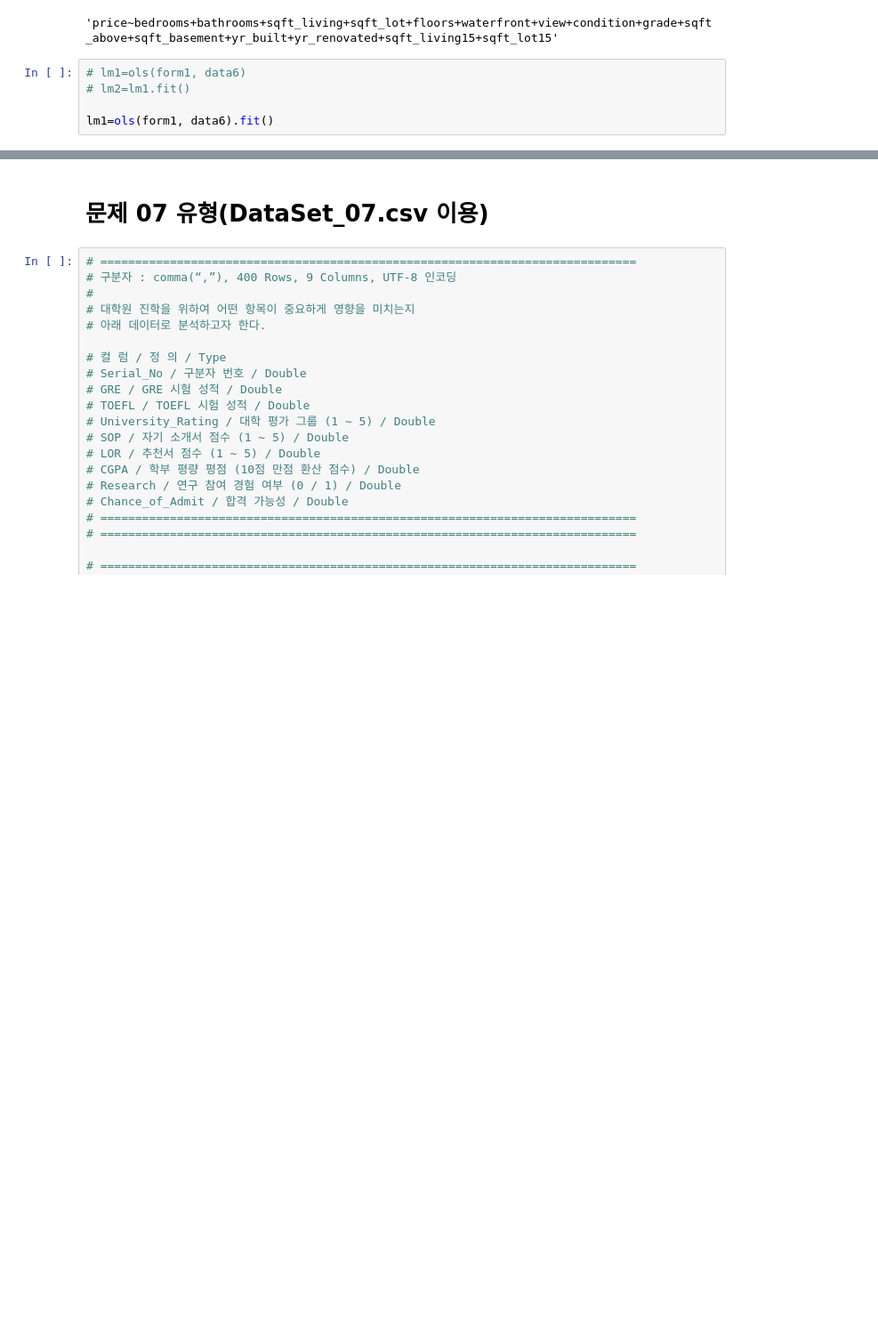
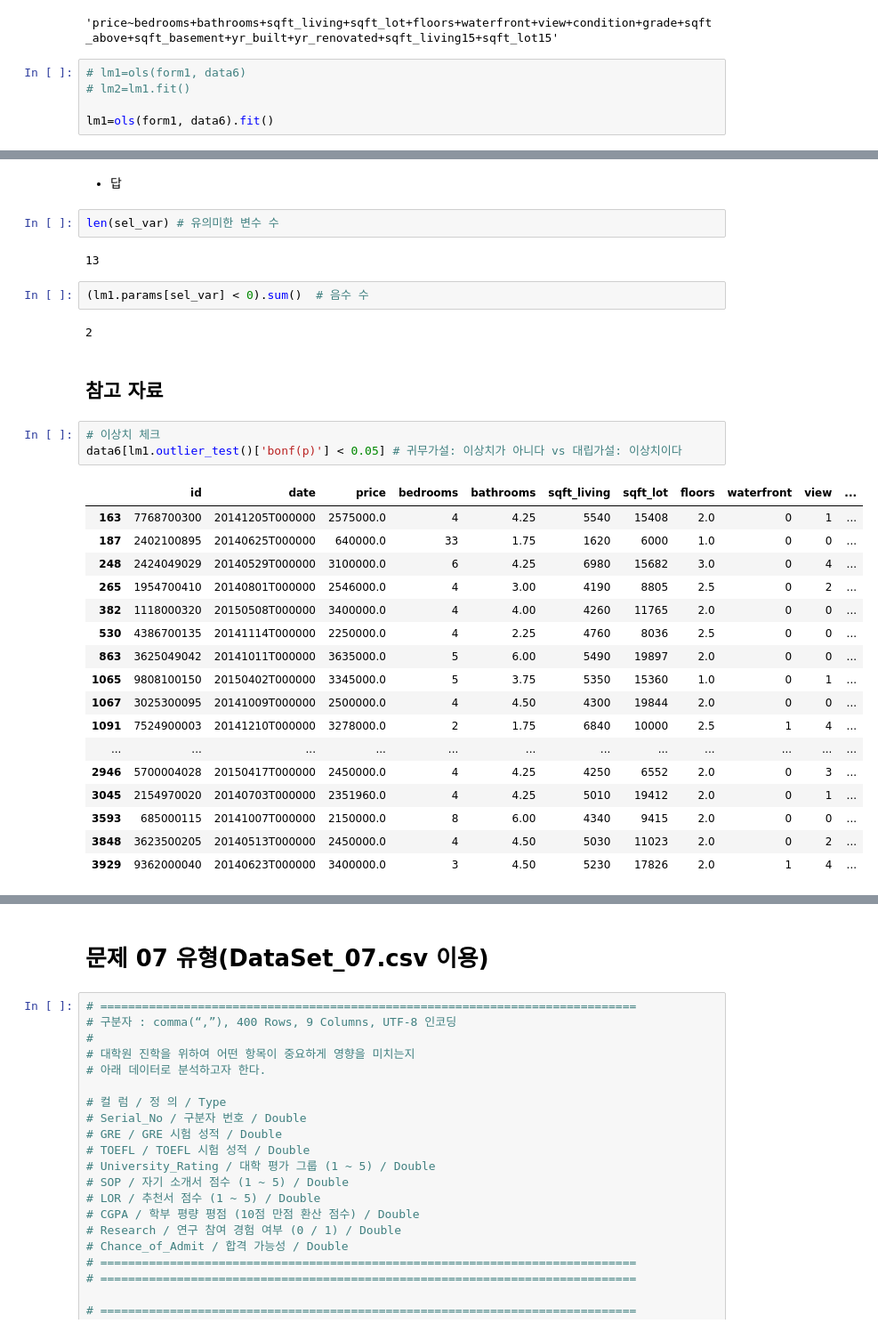
Before and after one commit to won195/TIL, a Jupyter notebook: set06_10_note.ipynb, the cells around one changed output, grey strips where cells are left out. Shown at 89% size. Drawn from its saved outputs; the diff is of its cells as text; blank space fills up the shorter version.

```diff
--- a/set06_10_note.ipynb
+++ b/set06_10_note.ipynb
@@ -206,0 +238,33 @@ strong multicollinearity problems or that the design matrix is singular.
+# %% [markdown]
+- 답
+# %%
+len(sel_var) # 유의미한 변수 수
+# %% [output]
+13
+# %%
+(lm1.params[sel_var] < 0).sum()  # 음수 수
+# %% [output]
+2
+# %% [markdown]
+## 참고 자료
+# %%
+# 이상치 체크
+data6[lm1.outlier_test()['bonf(p)'] < 0.05] # 귀무가설: 이상치가 아니다 vs 대립가설: 이상치이다
+# %% [output]
+|  | id | date | price | bedrooms | bathrooms | sqft_living | sqft_lot | floors | waterfront | view | ... |
+| 163 | 7768700300 | 20141205T000000 | 2575000.0 | 4 | 4.25 | 5540 | 15408 | 2.0 | 0 | 1 | ... |
+| 187 | 2402100895 | 20140625T000000 | 640000.0 | 33 | 1.75 | 1620 | 6000 | 1.0 | 0 | 0 | ... |
+| 248 | 2424049029 | 20140529T000000 | 3100000.0 | 6 | 4.25 | 6980 | 15682 | 3.0 | 0 | 4 | ... |
+| 265 | 1954700410 | 20140801T000000 | 2546000.0 | 4 | 3.00 | 4190 | 8805 | 2.5 | 0 | 2 | ... |
+| 382 | 1118000320 | 20150508T000000 | 3400000.0 | 4 | 4.00 | 4260 | 11765 | 2.0 | 0 | 0 | ... |
+| 530 | 4386700135 | 20141114T000000 | 2250000.0 | 4 | 2.25 | 4760 | 8036 | 2.5 | 0 | 0 | ... |
+| 863 | 3625049042 | 20141011T000000 | 3635000.0 | 5 | 6.00 | 5490 | 19897 | 2.0 | 0 | 0 | ... |
+| 1065 | 9808100150 | 20150402T000000 | 3345000.0 | 5 | 3.75 | 5350 | 15360 | 1.0 | 0 | 1 | ... |
+| 1067 | 3025300095 | 20141009T000000 | 2500000.0 | 4 | 4.50 | 4300 | 19844 | 2.0 | 0 | 0 | ... |
+| 1091 | 7524900003 | 20141210T000000 | 3278000.0 | 2 | 1.75 | 6840 | 10000 | 2.5 | 1 | 4 | ... |
+| ... | ... | ... | ... | ... | ... | ... | ... | ... | ... | ... | ... |
+| 2946 | 5700004028 | 20150417T000000 | 2450000.0 | 4 | 4.25 | 4250 | 6552 | 2.0 | 0 | 3 | ... |
+| 3045 | 2154970020 | 20140703T000000 | 2351960.0 | 4 | 4.25 | 5010 | 19412 | 2.0 | 0 | 1 | ... |
+| 3593 | 685000115 | 20141007T000000 | 2150000.0 | 8 | 6.00 | 4340 | 9415 | 2.0 | 0 | 0 | ... |
+| 3848 | 3623500205 | 20140513T000000 | 2450000.0 | 4 | 4.50 | 5030 | 11023 | 2.0 | 0 | 2 | ... |
+| 3929 | 9362000040 | 20140623T000000 | 3400000.0 | 3 | 4.50 | 5230 | 17826 | 2.0 | 1 | 4 | ... |
```
Also changed, not shown: parts of 36 cells of this notebook.
